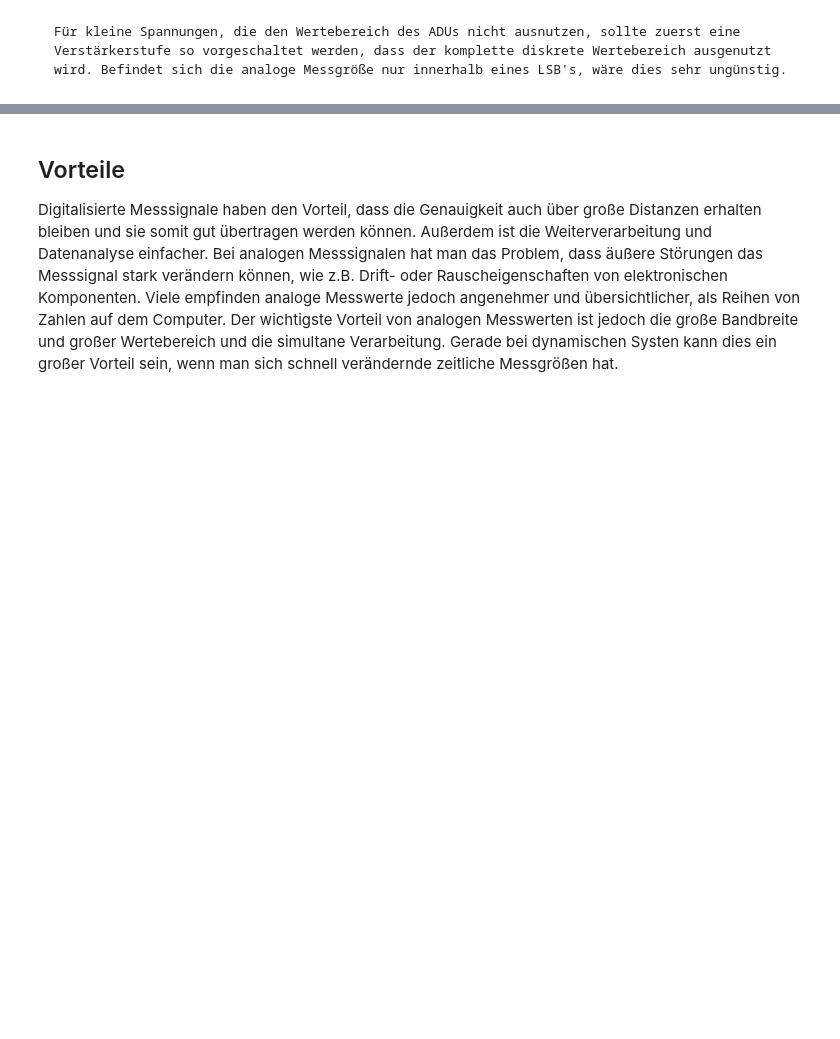
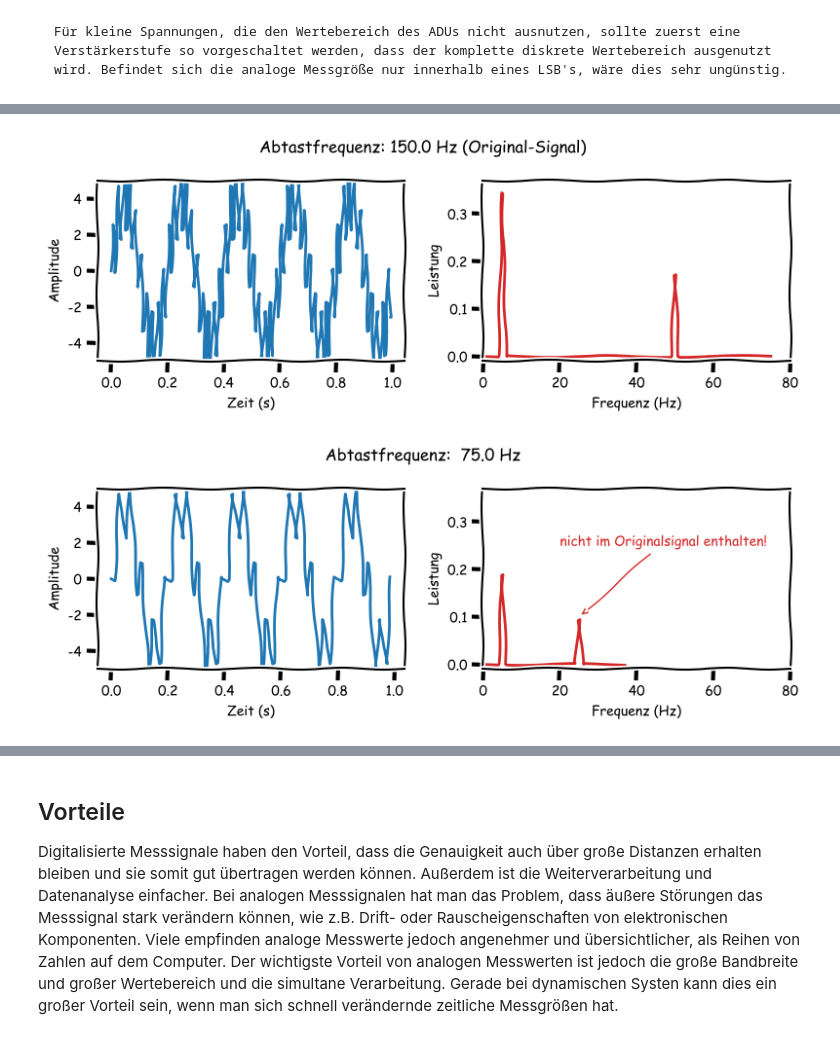
Before and after one commit to Kisleif/mtbook, a Jupyter notebook: _sources/content/3_Digital.ipynb, the cells around one changed output, grey strips where cells are left out. Drawn from its saved outputs; the diff is of its cells as text; code cells hidden in the pictures; blank space fills up the shorter version.

```diff
--- a/_sources/content/3_Digital.ipynb
+++ b/_sources/content/3_Digital.ipynb
@@ -95,0 +99,71 @@ Zur Vermeidung von Alisaing werden Filter verwendet, um hohe Frequenzen im Signa
+# %%
+from scipy.fft import rfft, rfftfreq
+from scipy.io.wavfile import read #import the required function from the module
+import matplotlib.pyplot as plt
+import numpy as np
+# MatplotLib Settings:
+plt.style.use('default') # Matplotlib Style wählen
+plt.xkcd()
+plt.rcParams['font.size'] = 10; # Schriftgröße
+
+Fs = 150.0;  # sampling rate
+Ts = 1.0/Fs; # sampling interval
+t = np.arange(0,1,Ts) # time vector
+ff = 5;   # frequency of the signal
+a1 = 4.
+a2 = 2.
+y =  a1 * np.sin(2 * np.pi * ff * t) + a2 * np.sin(10 * 2 * np.pi * ff * t)
+
+y_normalized = np.int16((y / y.max()) * 32767)
+yf = rfft(y_normalized)/5e6
+xf = rfftfreq(len(y), 1 / Fs)
+
+plt.figure(figsize=(8,3)) # Plot-Größe
+plt.subplot(1,2,1)
+plt.plot(t,y)
+plt.xlabel('Zeit (s)')
+plt.ylabel('Amplitude')
+plt.ylim(-5,5)
+plt.subplot(1,2,2)
+plt.plot(xf,abs(yf),'tab:red') # plotting the spectrum
+plt.xlabel('Frequenz (Hz)')
+plt.ylabel('Leistung')
+plt.ylim(-0.01,0.37)
+plt.xlim(-0.1,80)
+plt.suptitle(r'Abtastfrequenz: %5.1f Hz (Original-Signal)' %(Fs))
+plt.tight_layout()
+plt.show()
+
+# Sampling frequenz: nur jedes n-te Element als Stichprobe aus dem Array rauspicken
+n = 2
+Fs_n = Fs/n
+y_n = y[::n]
+t_n = t[::n]
+
+y_normalized = np.int16((y_n / y_n.max()) * 32767)
+yf = rfft(y_normalized)/5e6
+xf = rfftfreq(len(y_n), 1 / Fs_n)
+
+plt.figure(figsize=(8,3)) # Plot-Größe
+plt.subplot(1,2,1)
+plt.plot(t_n,y_n)
+plt.xlabel('Zeit (s)')
+plt.ylabel('Amplitude')
+plt.ylim(-5,5)
+plt.subplot(1,2,2)
+plt.plot(xf,abs(yf),'tab:red') # plotting the spectrum
+plt.annotate('nicht im Originalsignal enthalten!', xy=(25, 0.1),
+            xytext=(20, 0.25), color = 'tab:red',
+            arrowprops=dict(arrowstyle="->",
+                            connectionstyle="arc3", color = 'tab:red')
+            )
+plt.xlabel('Frequenz (Hz)')
+plt.ylabel('Leistung')
+plt.ylim(-0.01,0.37)
+plt.xlim(-0.1,80)
+plt.suptitle(r'Abtastfrequenz: %5.1f Hz' %(Fs_n))
+plt.tight_layout()
+plt.show()
+# %% [output]
+[figure, added]
+[figure, added]
```
Also changed, not shown: parts of 3 cells of this notebook, 16 other files.
